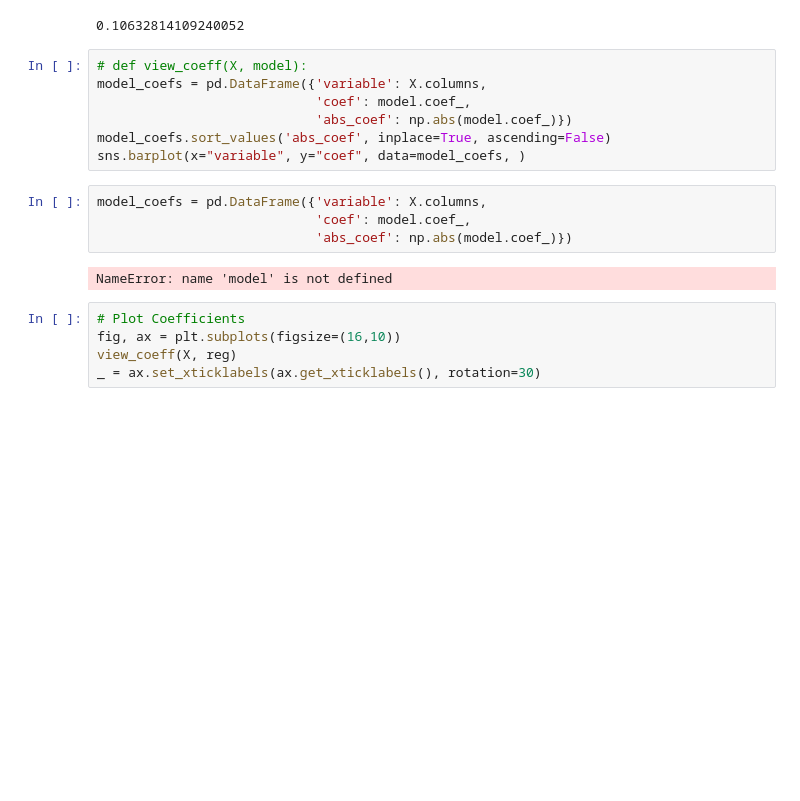
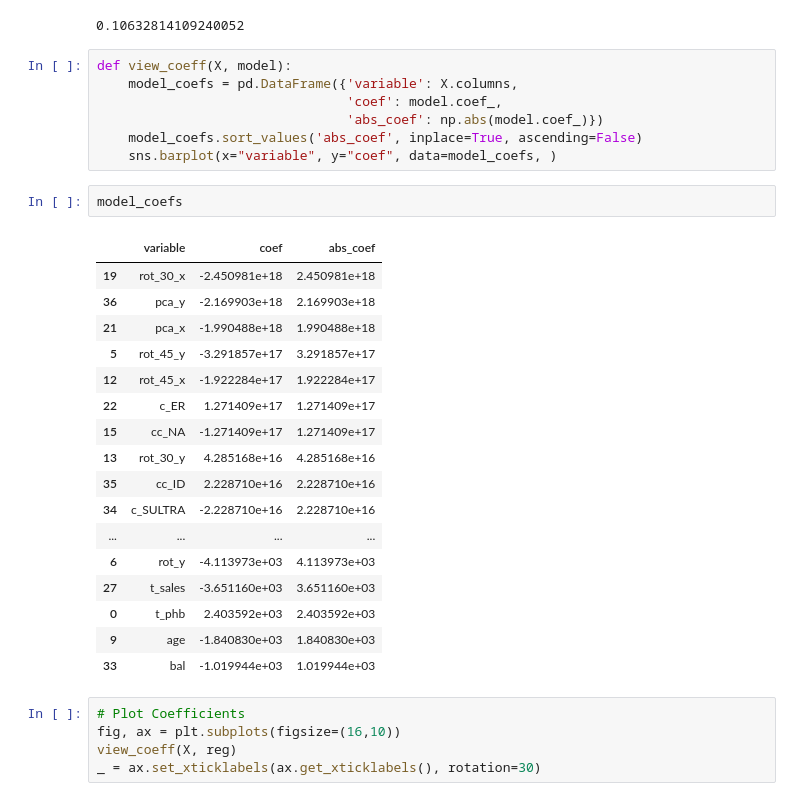
Before and after one commit to isaackarwailow/ANZ, a Jupyter notebook: Task 2. Predictive Analytics.ipynb, the cells around one changed output. Saved outputs shown, nothing was run; the diff lists cells and outputs as text; blank space fills up the shorter version.

```diff
--- a/Task 2. Predictive Analytics.ipynb
+++ b/Task 2. Predictive Analytics.ipynb
@@ -459,18 +399,32 @@ model.score(X_test, y_test)
 # %% [output]
 0.10632814109240052
 # %%
-# def view_coeff(X, model):
-model_coefs = pd.DataFrame({'variable': X.columns,
-                            'coef': model.coef_,
-                            'abs_coef': np.abs(model.coef_)})
-model_coefs.sort_values('abs_coef', inplace=True, ascending=False)
-sns.barplot(x="variable", y="coef", data=model_coefs, )
+def view_coeff(X, model):
+    model_coefs = pd.DataFrame({'variable': X.columns,
+                                'coef': model.coef_,
+                                'abs_coef': np.abs(model.coef_)})
+    model_coefs.sort_values('abs_coef', inplace=True, ascending=False)
+    sns.barplot(x="variable", y="coef", data=model_coefs, )
-# %%
-model_coefs = pd.DataFrame({'variable': X.columns,
-                            'coef': model.coef_,
-                            'abs_coef': np.abs(model.coef_)})
-# %% [output]
-NameError: name 'model' is not defined
+# %%
+model_coefs
+# %% [output]
+|  | variable | coef | abs_coef |
+| 19 | rot_30_x | -2.450981e+18 | 2.450981e+18 |
+| 36 | pca_y | -2.169903e+18 | 2.169903e+18 |
+| 21 | pca_x | -1.990488e+18 | 1.990488e+18 |
+| 5 | rot_45_y | -3.291857e+17 | 3.291857e+17 |
+| 12 | rot_45_x | -1.922284e+17 | 1.922284e+17 |
+| 22 | c_ER | 1.271409e+17 | 1.271409e+17 |
+| 15 | cc_NA | -1.271409e+17 | 1.271409e+17 |
+| 13 | rot_30_y | 4.285168e+16 | 4.285168e+16 |
+| 35 | cc_ID | 2.228710e+16 | 2.228710e+16 |
+| 34 | c_SULTRA | -2.228710e+16 | 2.228710e+16 |
+| ... | ... | ... | ... |
+| 6 | rot_y | -4.113973e+03 | 4.113973e+03 |
+| 27 | t_sales | -3.651160e+03 | 3.651160e+03 |
+| 0 | t_phb | 2.403592e+03 | 2.403592e+03 |
+| 9 | age | -1.840830e+03 | 1.840830e+03 |
+| 33 | bal | -1.019944e+03 | 1.019944e+03 |
 # %%
 # Plot Coefficients
 fig, ax = plt.subplots(figsize=(16,10))
```
Also changed, not shown: parts of 5 cells of this notebook.
